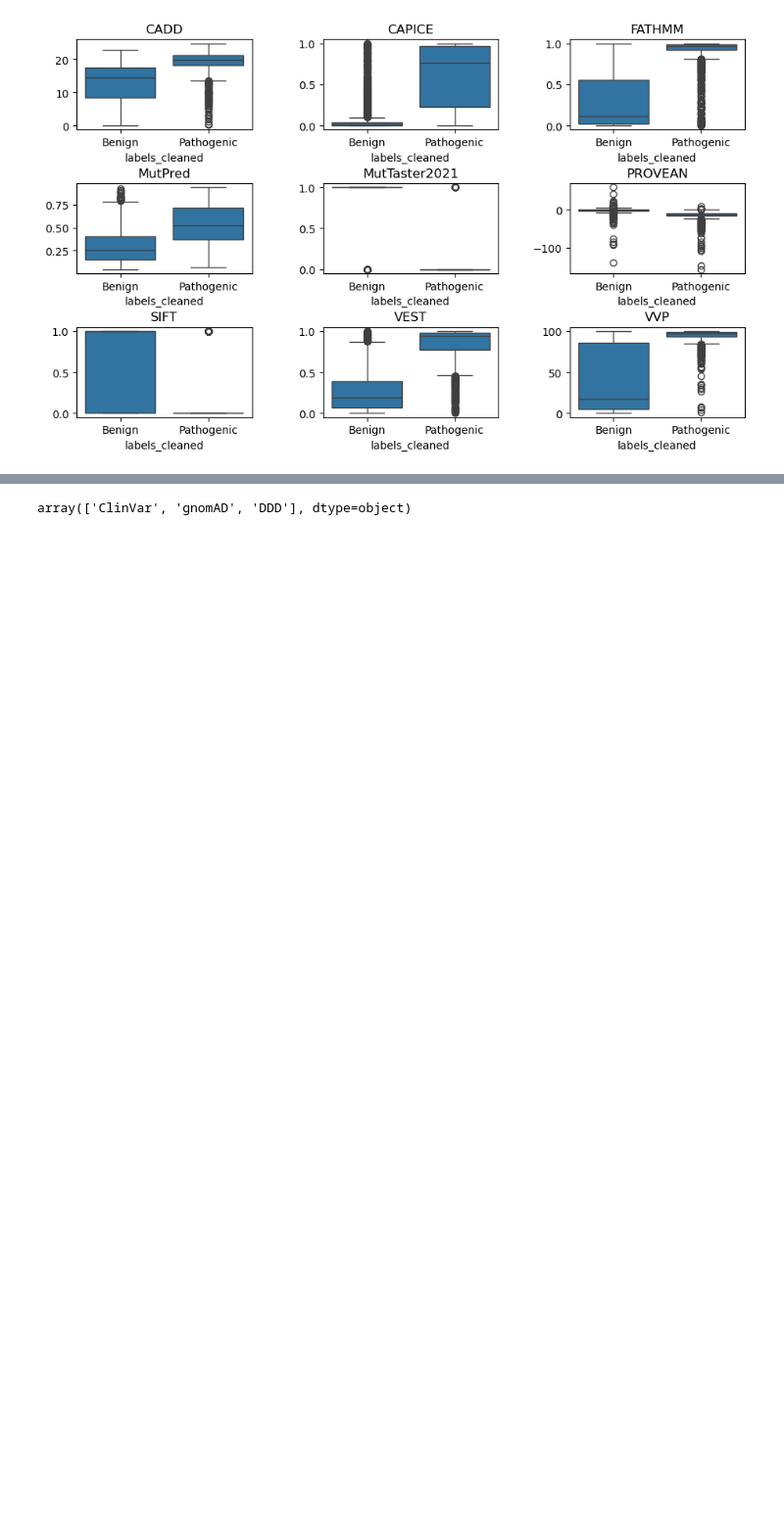
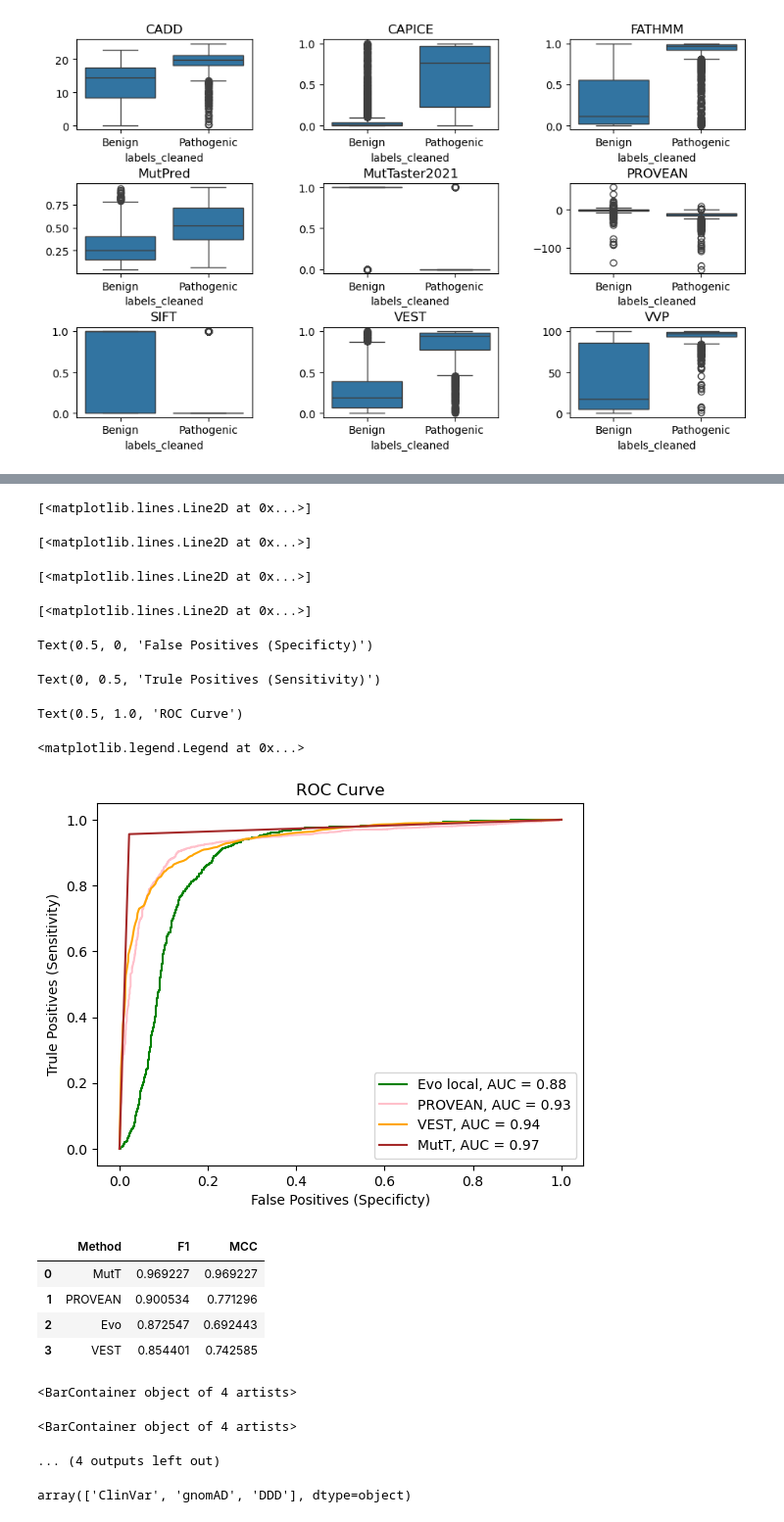
Before and after one commit to OriolGraCar/IndeLLM, a Jupyter notebook: Analysis/Analysis_fulldataset.ipynb, the cells around one changed output, grey strips where cells are left out. Shown at 98% size. Drawn from its saved outputs; the diff is of its cells as text; code cells hidden in the pictures; blank space fills up the shorter version.

```diff
--- a/Analysis/Analysis_fulldataset.ipynb
+++ b/Analysis/Analysis_fulldataset.ipynb
@@ -663,3 +805,56 @@ Text(0.5, 1.0, 'Mask clean')
+# %%
+import numpy as np
+#Main figure - overall score
+plt.plot(fpr_Evo_local, tpr_Evo_local, label = "Evo local, AUC = "+str(roc_auc_Evo_local), color = "green")
+plt.plot(fpr_PROVEAN, tpr_PROVEAN, label = "PROVEAN, AUC = "+str(roc_auc_PROVEAN), color = "pink")
+plt.plot(fpr_VEST, tpr_VEST, label = "VEST, AUC = "+str(roc_auc_VEST), color = "orange")
+plt.plot(fpr_MutT, tpr_MutT, label = "MutT, AUC = "+str(roc_auc_MutT), color = "brown")
+plt.xlabel('False Positives (Specificty)')
+plt.ylabel('Trule Positives (Sensitivity)')
+plt.title("ROC Curve")
+plt.legend(loc = 'best')
+plt.show()
+
+topscores_all = {'Method': ['Evo', 'PROVEAN', 'VEST', 'MutT'],
+                 'F1': [f1_Evo_local, f1_PROVEAN, f1_VEST, f1_MutT],
+                 'MCC': [mcc_Evo_local, mcc_PROVEAN, mcc_VEST, f1_MutT]}
+topscores_all = pd.DataFrame(topscores_all)
+topscores_all = topscores_all.sort_values('F1', ascending=False)
+topscores_all = topscores_all.reset_index(drop=True)
+
+topscores_all
+
+
+n_methods = len(topscores_all['Method'])
+bar_width = 0.35
+r1 = np.arange(n_methods)
+r2 = [x + bar_width for x in r1]
+
+# Create the bars
+plt.bar(r1, topscores_all['F1'], width=bar_width, label='F1')
+plt.bar(r2, topscores_all['MCC'], width=bar_width, label='MCC')
+plt.xlabel('Method')
+plt.xticks([r + bar_width/2 for r in range(n_methods)], topscores_all['Method'])
+plt.legend()
+plt.show()
+# %% [output]
+[<matplotlib.lines.Line2D at 0x...>]
+[<matplotlib.lines.Line2D at 0x...>]
+[<matplotlib.lines.Line2D at 0x...>]
+[<matplotlib.lines.Line2D at 0x...>]
+Text(0.5, 0, 'False Positives (Specificty)')
+Text(0, 0.5, 'Trule Positives (Sensitivity)')
+Text(0.5, 1.0, 'ROC Curve')
+<matplotlib.legend.Legend at 0x...>
+[figure, added]
+|  | Method | F1 | MCC |
+| 0 | MutT | 0.969227 | 0.969227 |
+| 1 | PROVEAN | 0.900534 | 0.771296 |
+| 2 | Evo | 0.872547 | 0.692443 |
+| 3 | VEST | 0.854401 | 0.742585 |
+<BarContainer object of 4 artists>
+<BarContainer object of 4 artists>
+... (4 outputs left out)
 # %%
 #Filter dataset by origin
 alldata_filtered['Origin'].unique()
```
Also changed, not shown: parts of 56 cells of this notebook, 20 other files.
